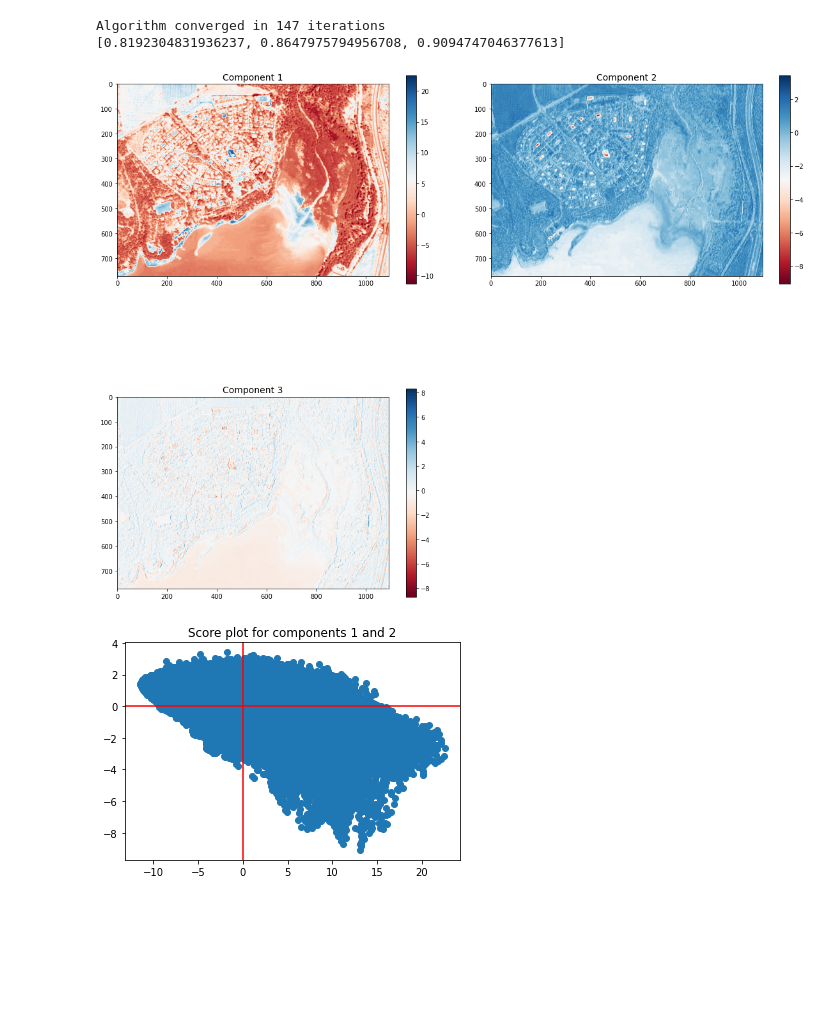
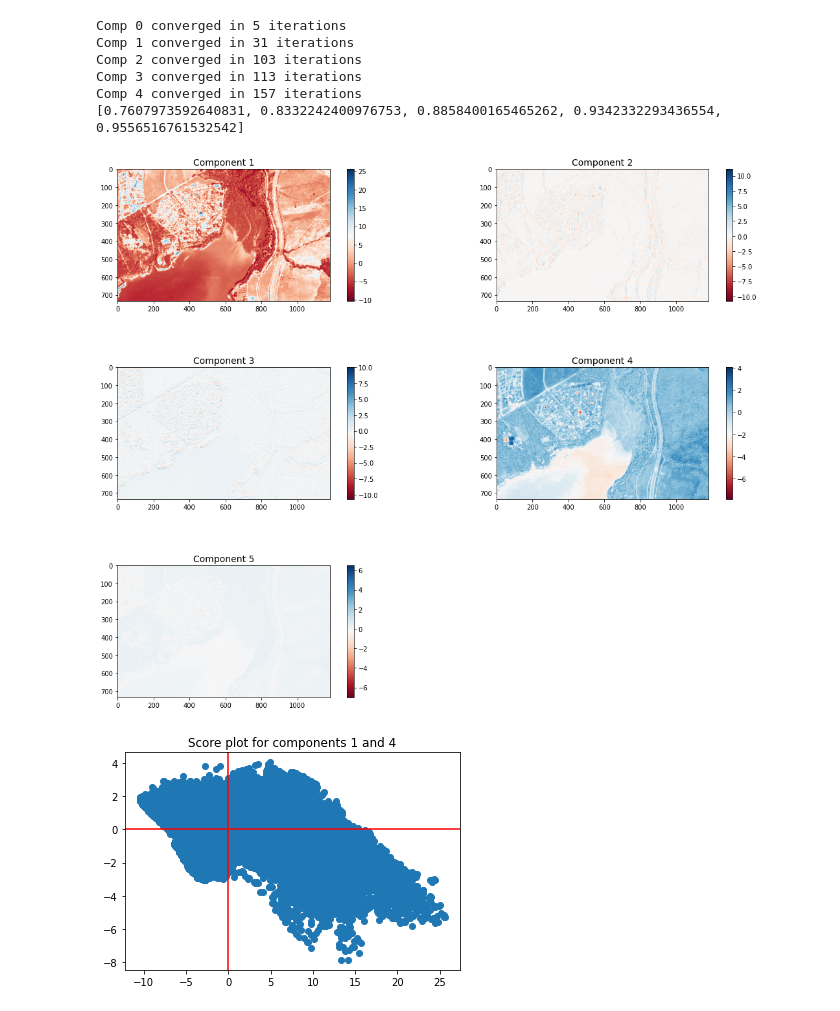
Before and after one commit to Fidaeic/mia, a Jupyter notebook: examples/pools.ipynb, the cells around one changed output. Drawn from its saved outputs; the diff is of its cells as text; code cells hidden in the pictures; blank space fills up the shorter version.

```diff
--- a/examples/pools.ipynb
+++ b/examples/pools.ipynb
@@ -11,6 +11,8 @@ from MIAPCA import MIAPCA
 import numpy as np
 import matplotlib.pyplot as plt
 from rasterio.plot import show
+
+plt.rcParams["figure.figsize"] = (20,10)
 # %%
 pca = MIAPCA('../data/Cubillas.jpg')
 
@@ -28,16 +30,20 @@ pca.extended_image.shape
 # %%
-pca.reduce(3)
+pca.reduce(5)
 # %% [output]
-Algorithm converged in 147 iterations
-[0.8192304831936237, 0.8647975794956708, 0.9094747046377613]
+Comp 0 converged in 5 iterations
+Comp 1 converged in 31 iterations
+Comp 2 converged in 103 iterations
+Comp 3 converged in 113 iterations
+Comp 4 converged in 157 iterations
+[0.7607973592640831, 0.8332242400976753, 0.8858400165465262, 0.9342332293436554, 0.9556516761532542]
 # %%
 pca.score_map()
 # %% [output]
-[figure, old version]
+[figure, new version]
 # %%
-pca.scatter_scores(0, 1)
+pca.scatter_scores(0, 3)
 # %% [output]
-[figure, old version]
+[figure, new version]
 # %%
 def show_results(mask):
     score_plot = np.reshape(mask, newshape=(pca.new_rows, pca.new_columns))
```
Also changed, not shown: parts of 8 cells of this notebook, 2 other files.
